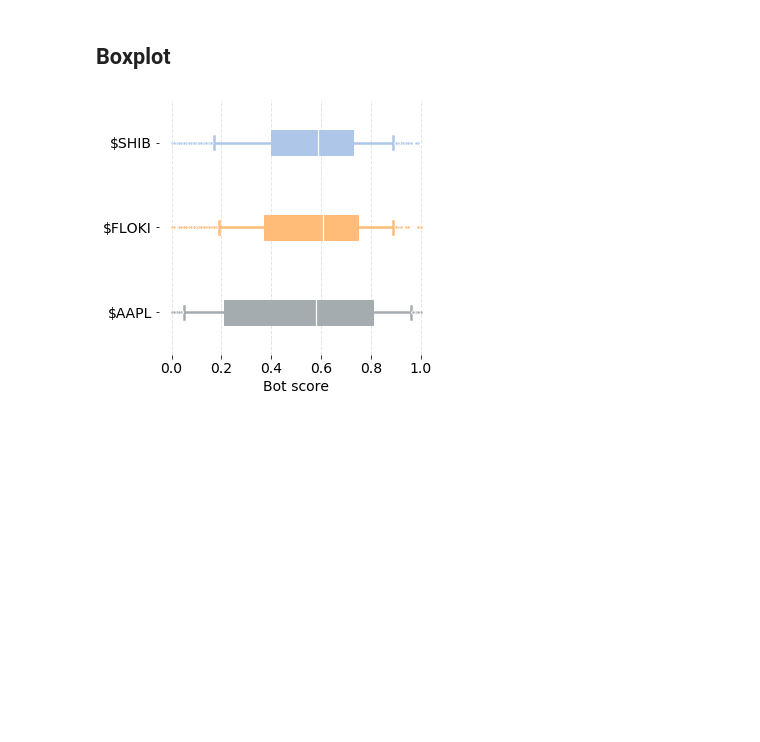
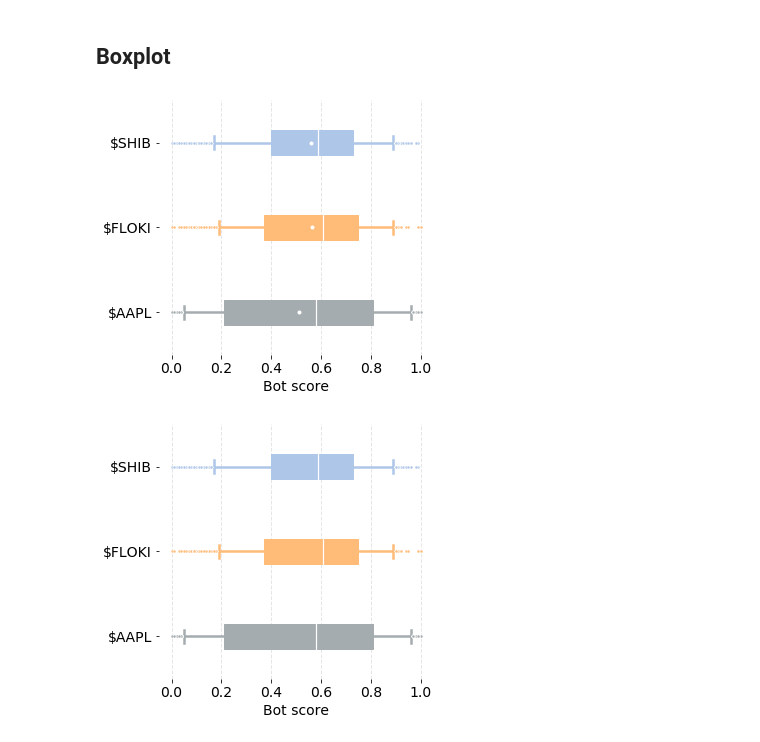
Before and after one commit to yang3kc/botometer101, a Jupyter notebook: exps/analysis.ipynb, the cells around one changed output. Saved outputs shown, nothing was run; the diff lists cells and outputs as text; code cells hidden in the pictures; blank space fills up the shorter version.

```diff
--- a/exps/analysis.ipynb
+++ b/exps/analysis.ipynb
@@ -185,6 +191,43 @@ plt.savefig("figures/bot_score_dist.pdf")
 [figure]
 # %% [markdown]
 ## Boxplot
+# %%
+plt.figure(figsize=(5, 4.5))
+for index, key, color, title in dist_to_plot:
+    box = plt.boxplot(
+        [
+            tweet_with_bot_score_df.query(f'cashtag == "{key}"').eng
+        ],
+        positions=[4 - index],
+        widths=0.3,
+        patch_artist=True,
+        notch=False,
+        whis=(5, 95),
+        vert=False,
+        showmeans=True
+    );
+    for item in ['boxes', 'whiskers', 'fliers', 'medians', 'caps']:
+            plt.setp(box[item], color=color)
+    plt.setp(box['medians'], color='white', lw=1.2)
+    plt.setp(box["boxes"], facecolor=color)
+    plt.setp(box["fliers"], markerfacecolor=color, markeredgecolor='white', markersize=3, markeredgewidth=0.5)
+    plt.setp(box['whiskers'], lw=2.5)
+    plt.setp(box['caps'], lw=2.5)
+    plt.setp(box['means'], marker='o', markerfacecolor='white', markeredgecolor='white', markersize=3)
+plt.gca().xaxis.grid(which="major", color='gray', linestyle='--', linewidth=1, alpha=0.2)
+
+plt.gca().spines['top'].set_visible(False)
+plt.gca().spines['right'].set_visible(False)
+plt.gca().spines['bottom'].set_visible(False)
+plt.gca().spines['left'].set_visible(False)
+
+plt.yticks([3, 2, 1], ['$SHIB', '$FLOKI', '$AAPL'])
+plt.xlabel('Bot score')
+
+plt.tight_layout()
+plt.savefig("figures/bot_score_boxplot.pdf")
+# %% [output]
+[figure, added]
 # %%
 plt.figure(figsize=(5, 4.5))
 for index, key, color, title in dist_to_plot:
```
Also changed, not shown: parts of 12 cells of this notebook.
